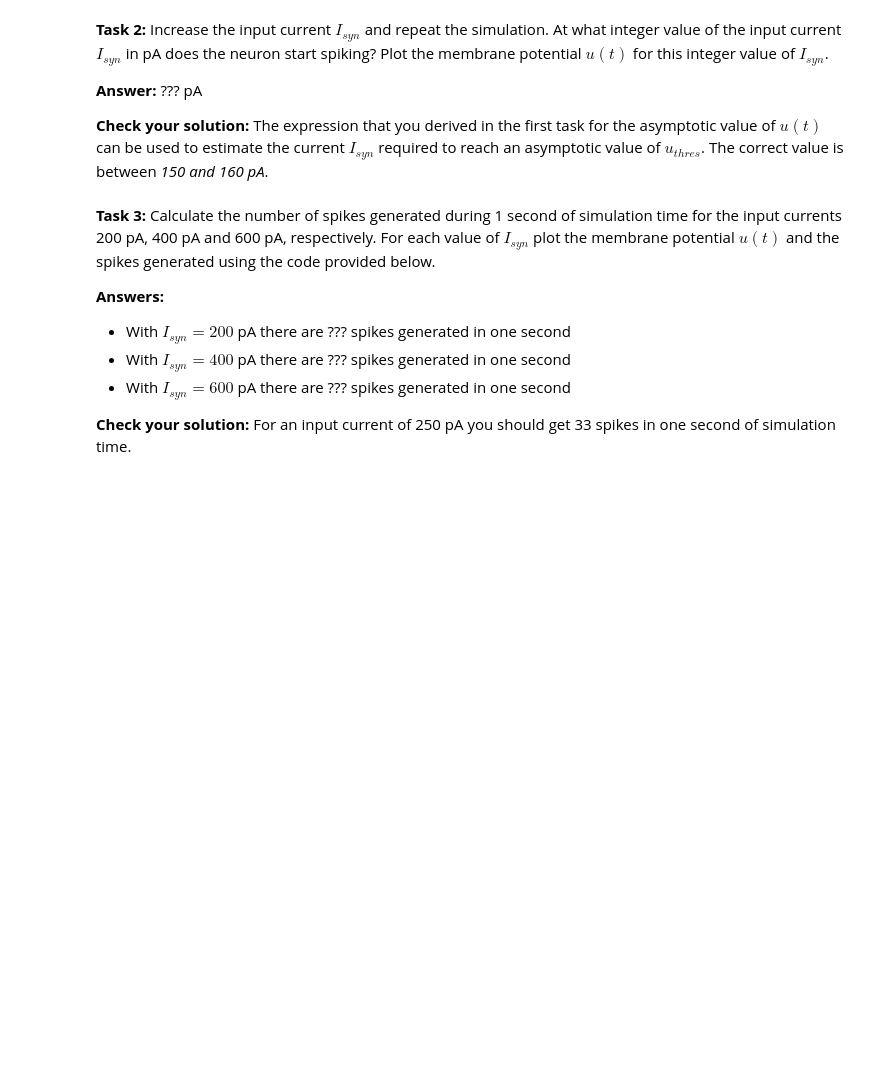
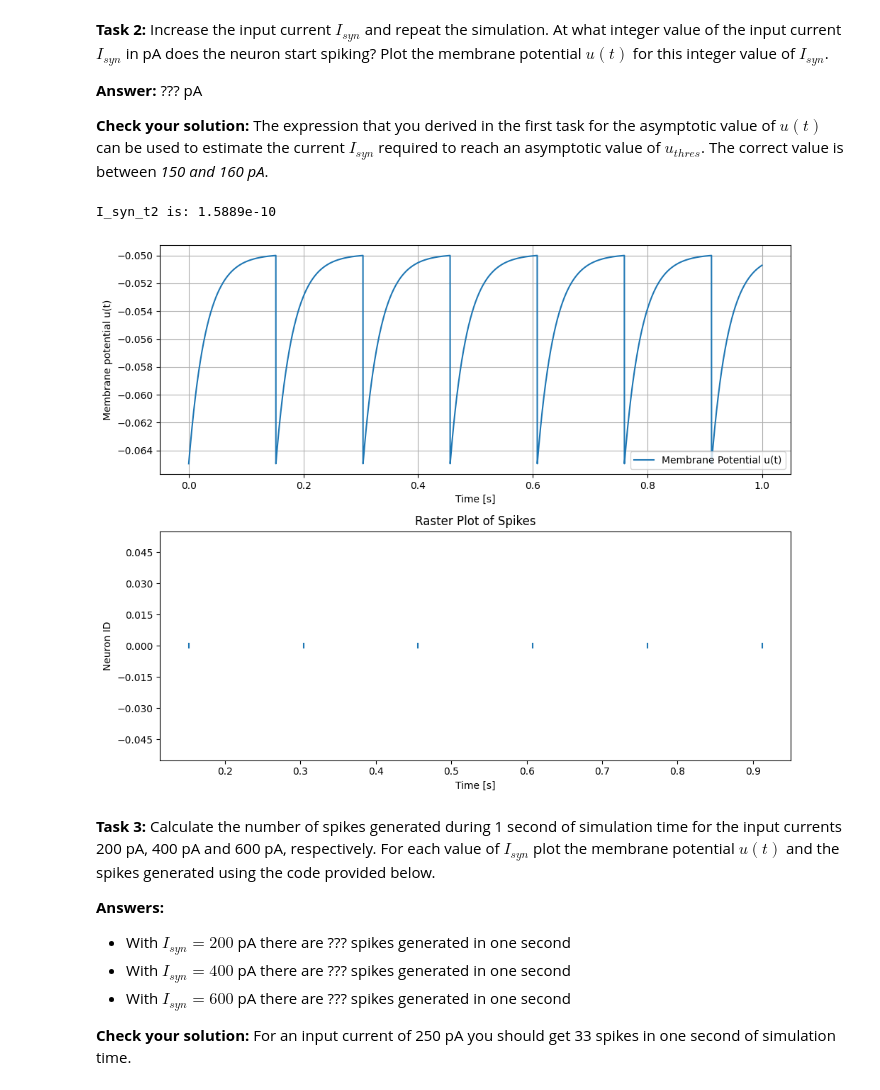
Before and after one commit to jacomoel/d7046e, a Jupyter notebook: exercises/SNN-Exercise-1.ipynb, the cells around one changed output. Saved outputs shown, nothing was run; the diff lists cells and outputs as text; code cells hidden in the pictures; blank space fills up the shorter version.

Commit message:
updates to SNN task 2

```diff
--- a/exercises/SNN-Exercise-1.ipynb
+++ b/exercises/SNN-Exercise-1.ipynb
@@ -185,3 +183,59 @@ The membrane potential starts at the $u_{rest}$ and converges around $-60.25 mV$
+# %%
+# Code for Task 2
+
+#I_syn_t2 = (u_thres - u_rest) / R
+I_syn_t2 = 158.89e-12
+print("I_syn_t2 is:", I_syn_t2) # Answer
+
+# Neuron identifier, only one neuron in this simulation
+n_id    = 0
+
+# Placeholders for u(t), used for plotting
+t_i = []
+u_i = []
+
+# Placeholders for list of spike times and neuron ID's
+t_spike = []
+n_spike = []
+
+# Simulate one second of time
+t = 0
+u = u_rest                   # membrane resting potential
+while t <= 1:
+
+    # Euler forward step
+    u += dt * ( -(u - u_rest) + R*I_syn_t2 ) / tau_m   # think we need to approximate "u" with small time steps => y(t + dt) = y(t) + dt * f(y,t) <=> u(t + dt) u(t) + dt * f(u,t) (in our case)
+    u_i.append(u)            # Store u(t)           # check https://en.wikipedia.org/wiki/Euler_method
+
+    # Spike condition
+    if u >= u_thres :
+        t_spike.append(t)    # spike time
+        n_spike.append(n_id) # neuron ID
+        u = u_reset          # when a neuron potential reaches the threshold, fire then reset ?
+
+    # Timestep completed
+    t_i.append(t)
+    t += dt
+
+# Create figure with two subplots
+fig, (ax1, ax2) = plt.subplots(2, 1, figsize=(10, 8))
+
+# Plot membrane potential over time
+ax1.plot(t_i, u_i, label="Membrane Potential u(t)")
+ax1.set(xlabel="Time [s]", ylabel="Membrane potential u(t)")
+ax1.grid()
+ax1.legend()
+
+# Plot raster plot of spikes
+rasterplot(ax2, t_spike, n_spike, "Time [s]", "Neuron ID")
+ax2.set_title("Raster Plot of Spikes")
+
+# Show the plots
+plt.tight_layout()
+plt.show()
+# %% [output]
+I_syn_t2 is: 1.5889e-10
+[figure, added]
 # %% [markdown]
 **Task 3:** Calculate the number of spikes generated during 1 second of simulation time for the input currents 200 pA, 400 pA and 600 pA, respectively. For each value of $I_{syn}$ plot the membrane potential $u(t)$ and the spikes generated using the code provided below.
 
```
Also changed, not shown: parts of 2 cells of this notebook, 1 other file.
